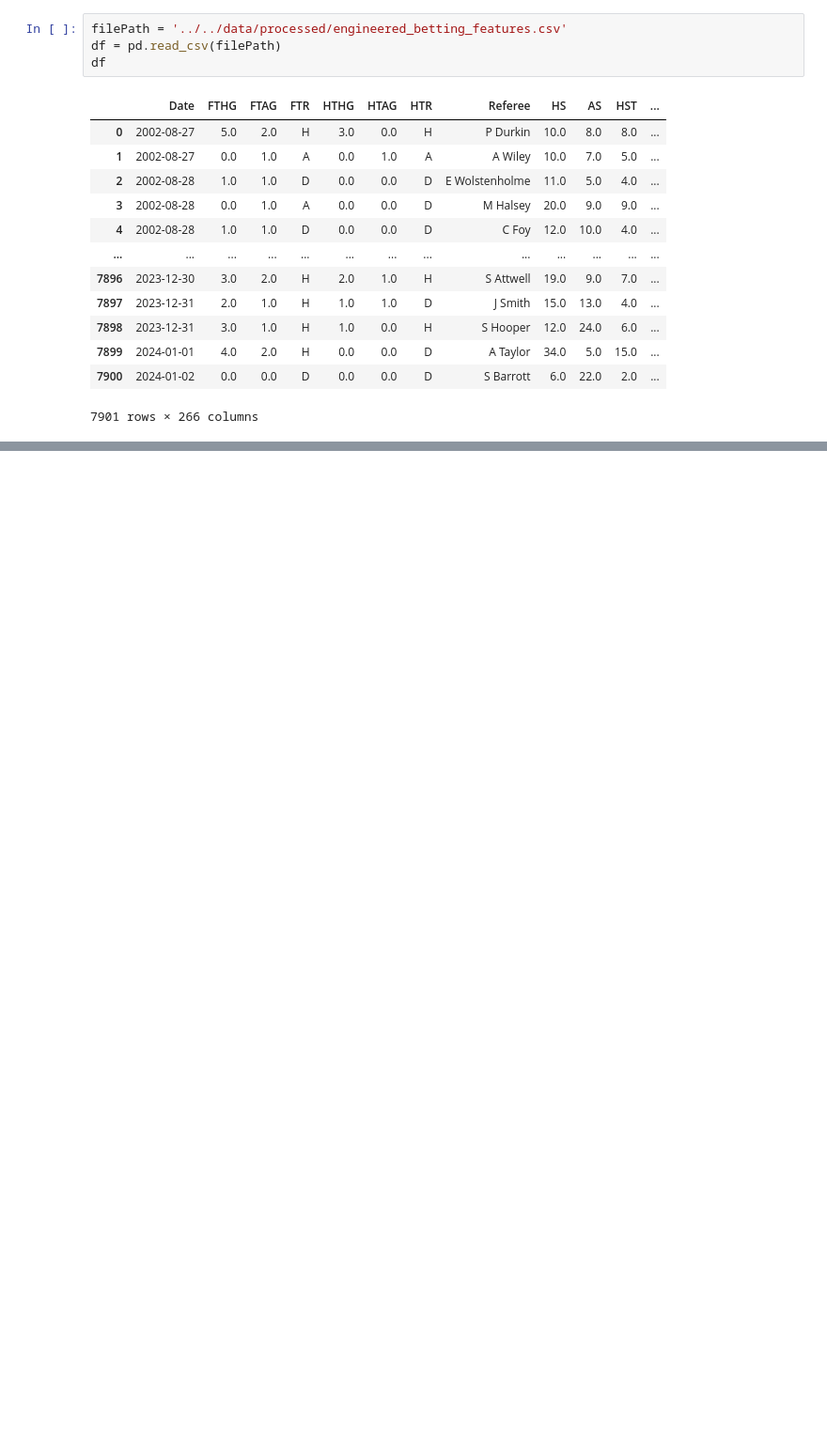
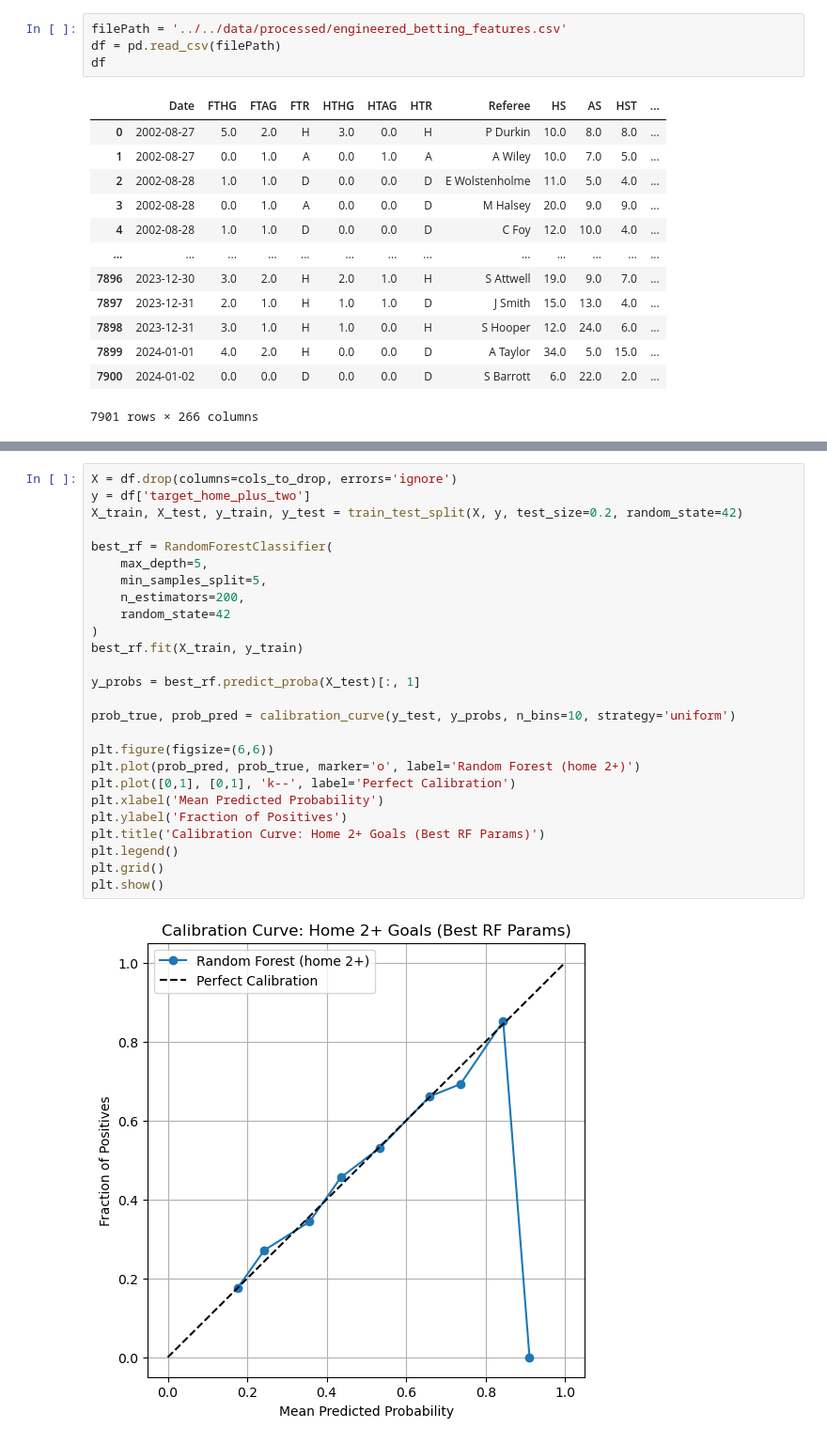
Before and after one commit to Shab00/Over-Under2.5Goals, a Jupyter notebook: notebooks/secondIterrationOdds/randomForrest.ipynb, the cells around one changed output, grey strips where cells are left out. Shown at 94% size. Saved outputs shown, nothing was run; the diff lists cells and outputs as text; blank space fills up the shorter version.

Commit message:
Calibration Curve Quantitative Assessment  Calibration Methods

```diff
--- a/notebooks/secondIterrationOdds/randomForrest.ipynb
+++ b/notebooks/secondIterrationOdds/randomForrest.ipynb
@@ -191,0 +186,28 @@ weighted avg       0.67      0.62      0.63      1581
+# %%
+X = df.drop(columns=cols_to_drop, errors='ignore')
+y = df['target_home_plus_two']
+X_train, X_test, y_train, y_test = train_test_split(X, y, test_size=0.2, random_state=42)
+
+best_rf = RandomForestClassifier(
+    max_depth=5,
+    min_samples_split=5,
+    n_estimators=200,
+    random_state=42
+)
+best_rf.fit(X_train, y_train)
+
+y_probs = best_rf.predict_proba(X_test)[:, 1]
+
+prob_true, prob_pred = calibration_curve(y_test, y_probs, n_bins=10, strategy='uniform')
+
+plt.figure(figsize=(6,6))
+plt.plot(prob_pred, prob_true, marker='o', label='Random Forest (home 2+)')
+plt.plot([0,1], [0,1], 'k--', label='Perfect Calibration')
+plt.xlabel('Mean Predicted Probability')
+plt.ylabel('Fraction of Positives')
+plt.title('Calibration Curve: Home 2+ Goals (Best RF Params)')
+plt.legend()
+plt.grid()
+plt.show()
+# %% [output]
+[figure, added]
```
Also changed, not shown: parts of 11 cells of this notebook, 1 other file.
